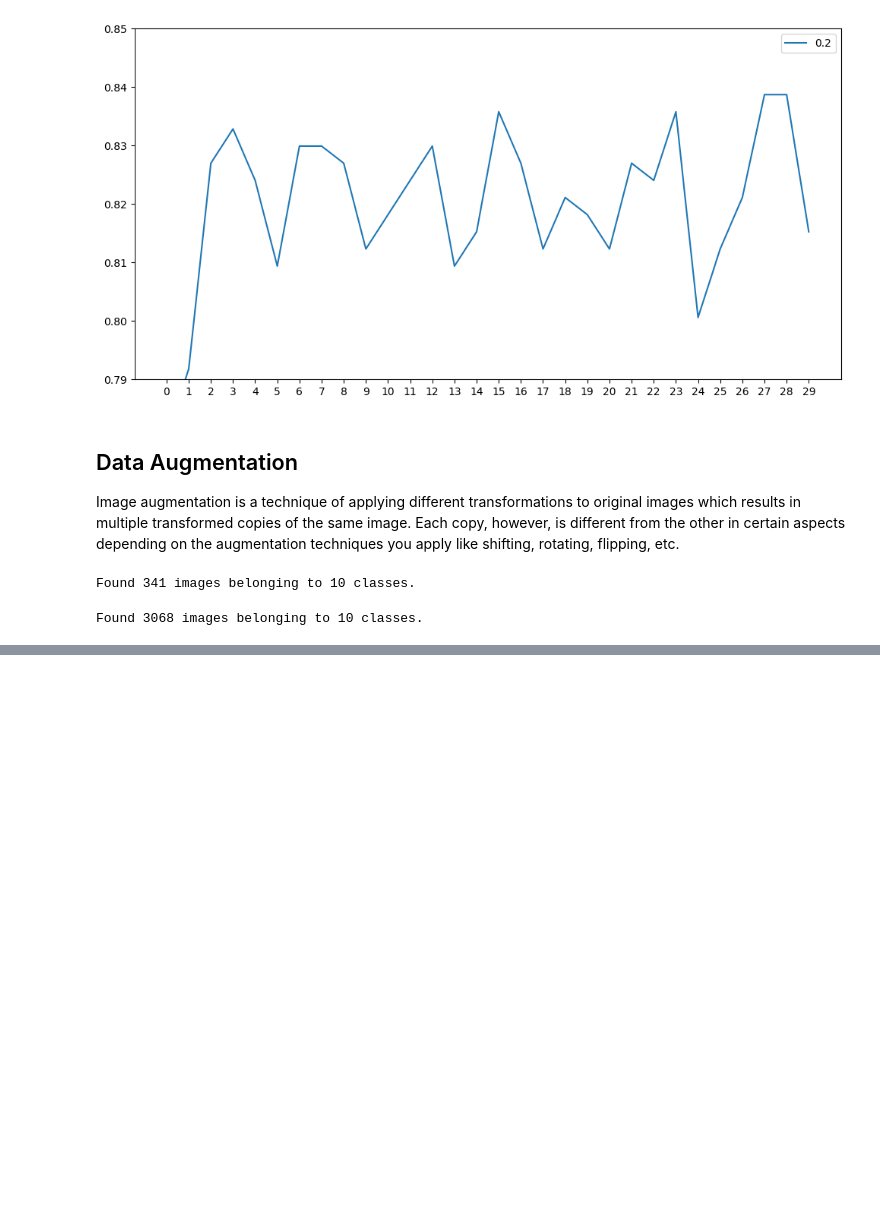
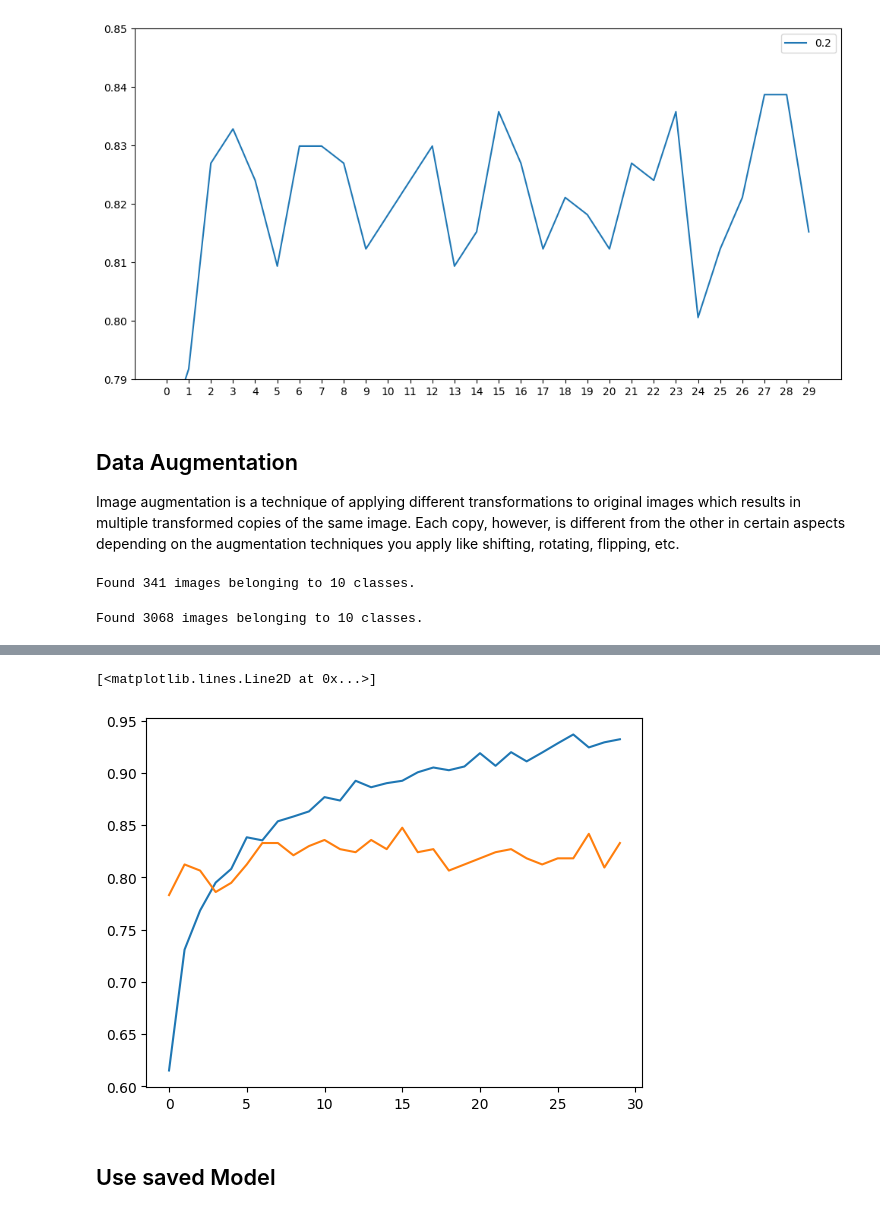
Before and after one commit to okellodaniel/image_classification_deeplearning, a Jupyter notebook: notebook.ipynb, the cells around one changed output, grey strips where cells are left out. Drawn from its saved outputs; the diff is of its cells as text; code cells hidden in the pictures; blank space fills up the shorter version.

```diff
--- a/notebook.ipynb
+++ b/notebook.ipynb
@@ -962,0 +1066,21 @@ plt.plot(hist['val_accuracy'])
+# %%
+checkpoint = keras.callbacks.ModelCheckpoint(
+    'xception_v1_{epoch:02d}_{val_accuracy:.3f}.h5',
+    save_best_only=True,
+    monitor='val_accuracy',
+    mode='max'
+)
+# %%
+model = augumented_model(
+learning_rate=0.001,
+inner_size=100,
+drop_rate=0.2
+)
+
+hist = model.fit(
+    train_dataset,
+    epochs=20,
+    validation_data=val_dataset,
+    batch_size=32,
+    callbacks=[checkpoint]
+)
@@ -962,0 +1141,8 @@ plt.plot(hist['val_accuracy'])
+# %%
+plt.plot(hist.history['accuracy'])
+plt.plot(hist.history['val_accuracy'])
+# %% [output]
+[<matplotlib.lines.Line2D at 0x...>]
+[figure, added]
+# %% [markdown]
+## Use saved Model
```
Also changed, not shown: parts of 31 cells of this notebook, 3 other files.
